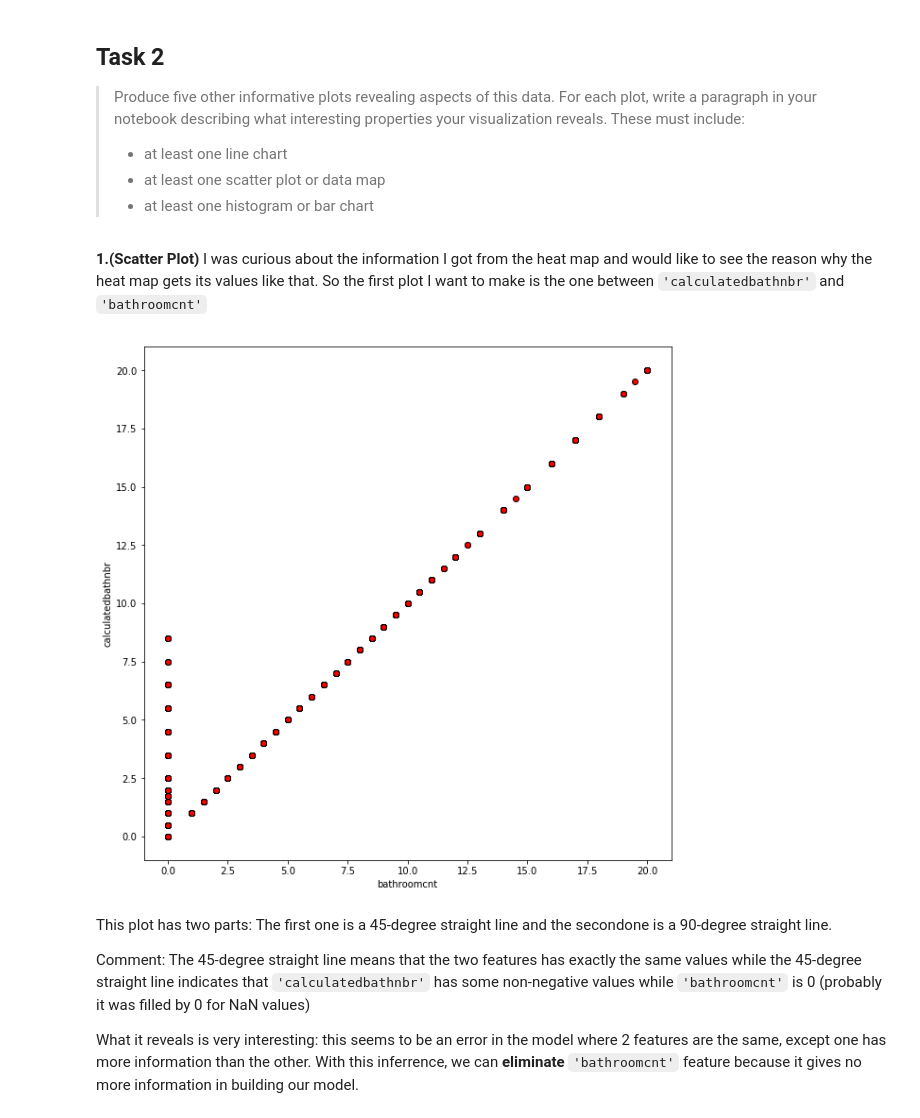
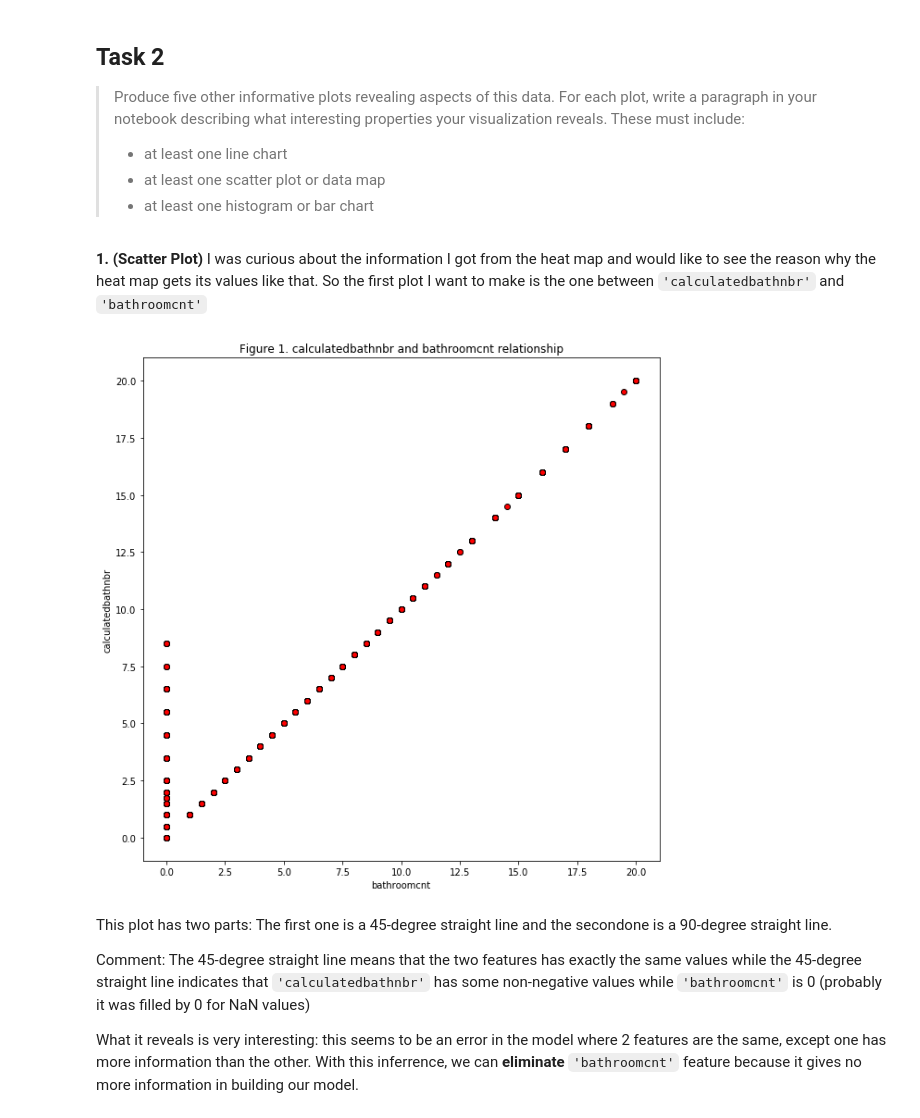
Before and after one commit to trungnguyencs/Automatic-Singing-Evaluation, a Jupyter notebook: HW2/HW2.ipynb, the cells around one changed output. Saved outputs shown, nothing was run; the diff lists cells and outputs as text; code cells hidden in the pictures.

```diff
--- a/HW2/HW2.ipynb
+++ b/HW2/HW2.ipynb
@@ -150,15 +150,16 @@ The most positive correlation: bathroomcnt - calculatedbathnbr
 >- at least one scatter plot or data map
 >- at least one histogram or bar chart
 # %% [markdown]
-**1.(Scatter Plot)** I was curious about the information I got from the heat map and would like to see the reason why the heat map gets its values like that. So the first plot I want to make is the one between ``'calculatedbathnbr'`` and ``'bathroomcnt'``
+**1. (Scatter Plot)** I was curious about the information I got from the heat map and would like to see the reason why the heat map gets its values like that. So the first plot I want to make is the one between ``'calculatedbathnbr'`` and ``'bathroomcnt'``
 # %%
 plt.subplots(figsize=(10,10))
 plt.ylabel('calculatedbathnbr')
 plt.xlabel('bathroomcnt')
 plt.scatter(df_dropped_filled['calculatedbathnbr'], df_dropped_filled['bathroomcnt'],  color='red', edgecolors='black')
+plt.title('Figure 1. calculatedbathnbr and bathroomcnt relationship' )
 plt.show()
 # %% [output]
-[figure, old version]
+[figure, new version]
 # %% [markdown]
 This plot has two parts: The first one is a 45-degree straight line and the secondone is a 90-degree straight line.
 
```
Also changed, not shown: parts of 21 cells of this notebook.
